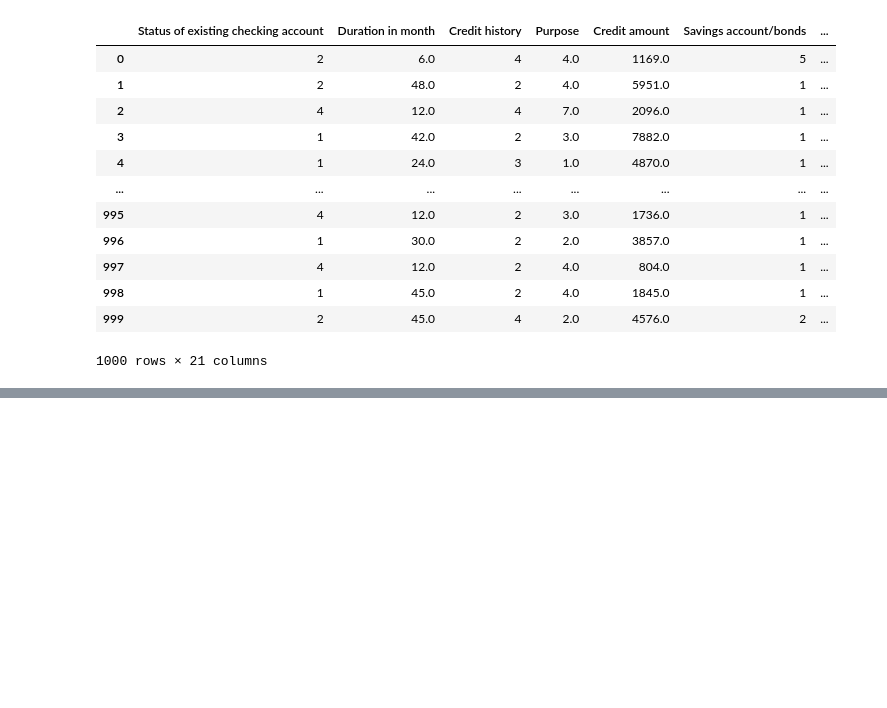
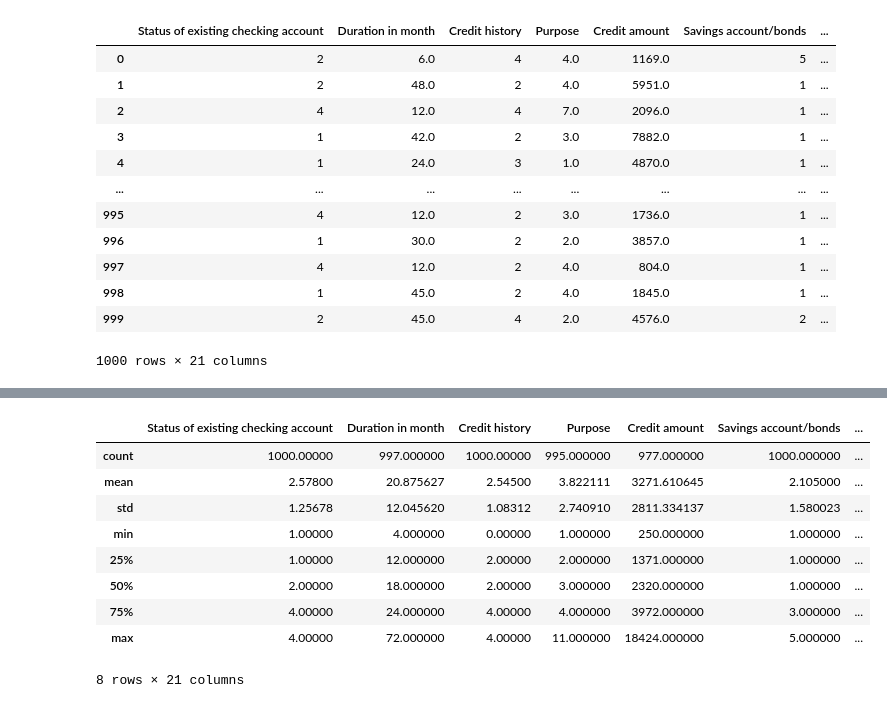
Before and after one commit to hamedsangin/German-Bank-Analysis, a Jupyter notebook: GermanBankAnalysis.ipynb, the cells around one changed output, grey strips where cells are left out. Cells and saved outputs as stored; diff of their text form; code cells hidden in the pictures; blank space fills up the shorter version.

```diff
--- a/GermanBankAnalysis.ipynb
+++ b/GermanBankAnalysis.ipynb
@@ -28,0 +32,13 @@ df
+# %%
+df.describe()
+# %% [output]
+|  | Status of existing checking account | Duration in month | Credit history | Purpose | Credit amount | Savings account/bonds | ... |
+| count | 1000.00000 | 997.000000 | 1000.00000 | 995.000000 | 977.000000 | 1000.000000 | ... |
+| mean | 2.57800 | 20.875627 | 2.54500 | 3.822111 | 3271.610645 | 2.105000 | ... |
+| std | 1.25678 | 12.045620 | 1.08312 | 2.740910 | 2811.334137 | 1.580023 | ... |
+| min | 1.00000 | 4.000000 | 0.00000 | 1.000000 | 250.000000 | 1.000000 | ... |
+| 25% | 1.00000 | 12.000000 | 2.00000 | 2.000000 | 1371.000000 | 1.000000 | ... |
+| 50% | 2.00000 | 18.000000 | 2.00000 | 3.000000 | 2320.000000 | 1.000000 | ... |
+| 75% | 4.00000 | 24.000000 | 4.00000 | 4.000000 | 3972.000000 | 3.000000 | ... |
+| max | 4.00000 | 72.000000 | 4.00000 | 11.000000 | 18424.000000 | 5.000000 | ... |
+8 rows × 21 columns
```
Also changed, not shown: parts of 13 cells of this notebook.
